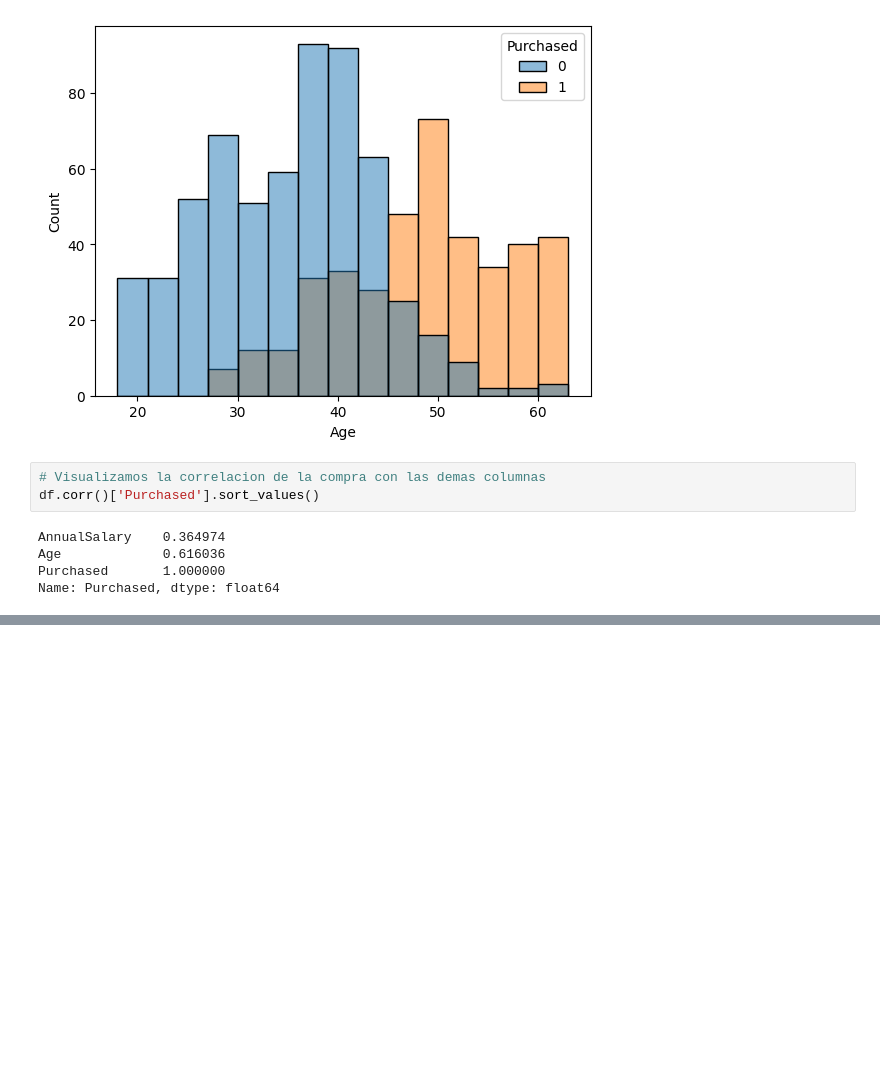
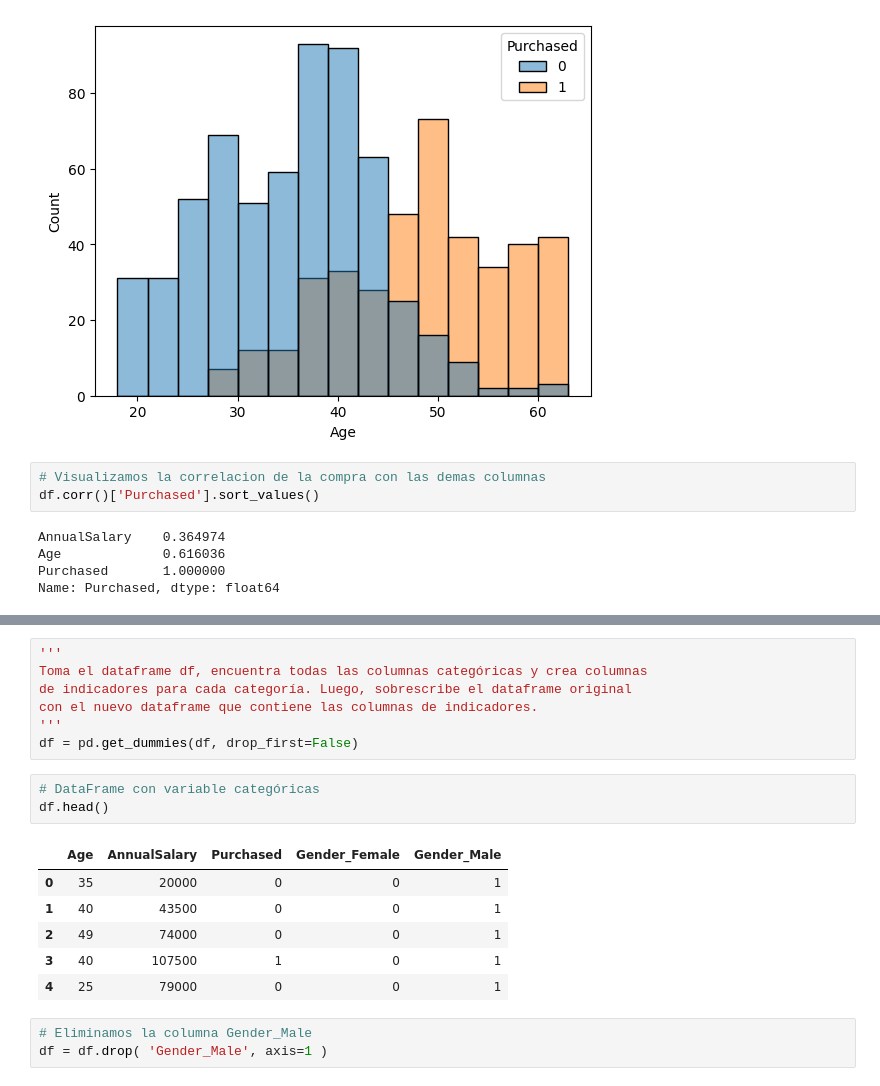
Before and after one commit to ricklarave/Clasificacion_de_la_compra_de_automoviles, a Jupyter notebook: Car Purchasement Classification.ipynb, the cells around one changed output, grey strips where cells are left out. Drawn from its saved outputs; the diff is of its cells as text; blank space fills up the shorter version.

```diff
--- a/Car Purchasement Classification.ipynb
+++ b/Car Purchasement Classification.ipynb
@@ -137,0 +150,20 @@ Name: Purchased, dtype: float64
+# %%
+'''
+Toma el dataframe df, encuentra todas las columnas categóricas y crea columnas
+de indicadores para cada categoría. Luego, sobrescribe el dataframe original
+con el nuevo dataframe que contiene las columnas de indicadores.
+'''
+df = pd.get_dummies(df, drop_first=False)
+# %%
+# DataFrame con variable categóricas
+df.head()
+# %% [output]
+|  | Age | AnnualSalary | Purchased | Gender_Female | Gender_Male |
+| 0 | 35 | 20000 | 0 | 0 | 1 |
+| 1 | 40 | 43500 | 0 | 0 | 1 |
+| 2 | 49 | 74000 | 0 | 0 | 1 |
+| 3 | 40 | 107500 | 1 | 0 | 1 |
+| 4 | 25 | 79000 | 0 | 0 | 1 |
+# %%
+# Eliminamos la columna Gender_Male
+df = df.drop( 'Gender_Male', axis=1 )
```
Also changed, not shown: parts of 3 cells of this notebook.
